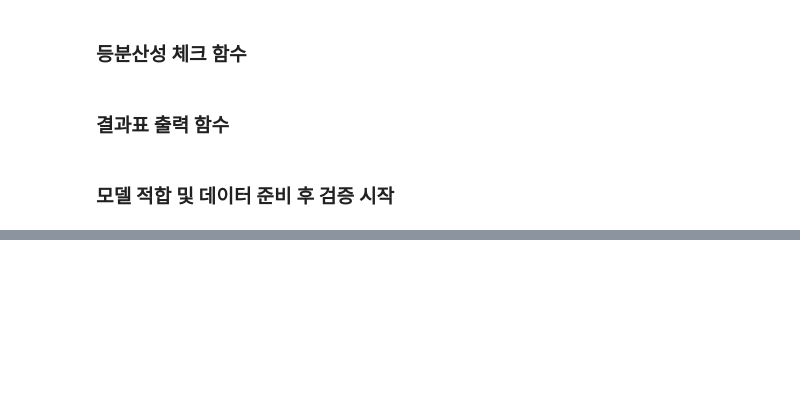
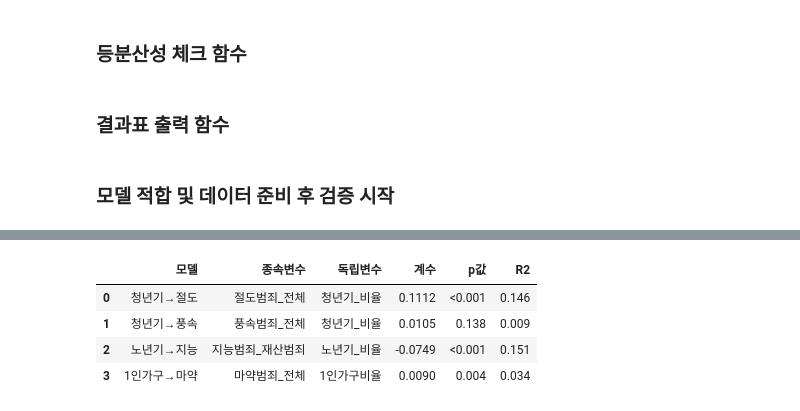
Before and after one commit to MJU-SDA/mju-sda-mini-project, a Jupyter notebook: src/3.regression/simple_regression-compare_groups.ipynb, the cells around one changed output, grey strips where cells are left out. Drawn from its saved outputs; the diff is of its cells as text; code cells hidden in the pictures; blank space fills up the shorter version.

Commit message:
simple regression 수정 및 mutiple regression 분석 결과 반영

```diff
--- a/src/3.regression/simple_regression-compare_groups.ipynb
+++ b/src/3.regression/simple_regression-compare_groups.ipynb
@@ -234,0 +244,16 @@ Covariance Type:            nonrobust
+# %%
+simple_results = pd.DataFrame({
+    "모델": ["청년기→절도", "청년기→풍속", "노년기→지능", "1인가구→마약"],
+    "종속변수": ["절도범죄_전체", "풍속범죄_전체", "지능범죄_재산범죄", "마약범죄_전체"],
+    "독립변수": ["청년기_비율", "청년기_비율", "노년기_비율", "1인가구비율"],
+    "계수": [0.1112, 0.0105, -0.0749, 0.0090],
+    "p값": ["<0.001", "0.138", "<0.001", "0.004"],
+    "R2": [0.146, 0.009, 0.151, 0.034]
+})
+simple_results
+# %% [output]
+|  | 모델 | 종속변수 | 독립변수 | 계수 | p값 | R2 |
+| 0 | 청년기→절도 | 절도범죄_전체 | 청년기_비율 | 0.1112 | <0.001 | 0.146 |
+| 1 | 청년기→풍속 | 풍속범죄_전체 | 청년기_비율 | 0.0105 | 0.138 | 0.009 |
+| 2 | 노년기→지능 | 지능범죄_재산범죄 | 노년기_비율 | -0.0749 | <0.001 | 0.151 |
+| 3 | 1인가구→마약 | 마약범죄_전체 | 1인가구비율 | 0.0090 | 0.004 | 0.034 |
```
Also changed, not shown: parts of 2 cells of this notebook, 1 other file.
